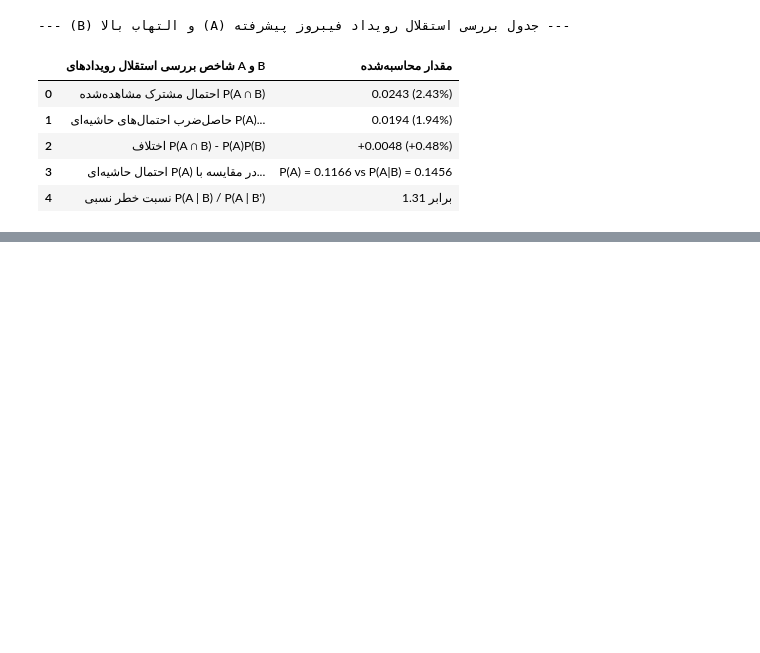
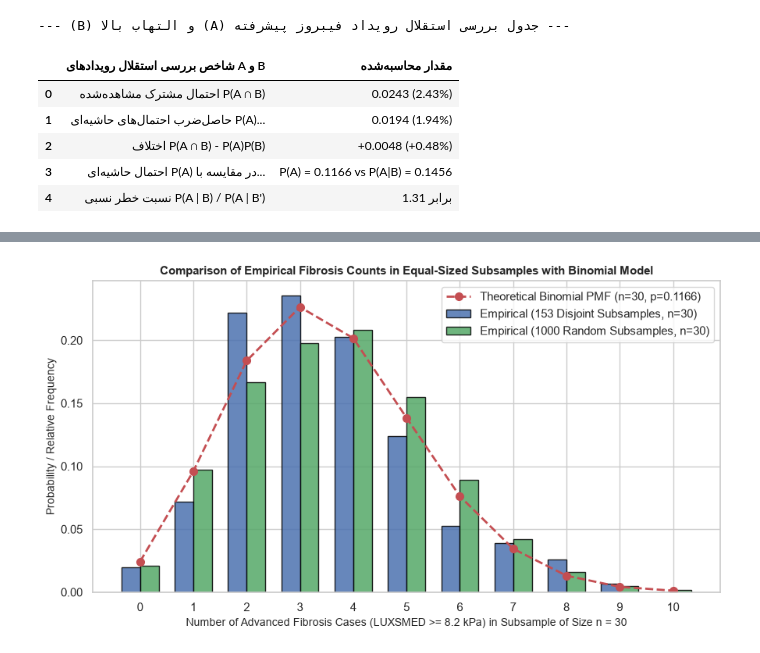
Before and after one commit to AtenaNouri/Statistics-Project, a Jupyter notebook: notebooks/phase2.ipynb, the cells around one changed output, grey strips where cells are left out. Drawn from its saved outputs; the diff is of its cells as text; code cells hidden in the pictures; blank space fills up the shorter version.

```diff
--- a/notebooks/phase2.ipynb
+++ b/notebooks/phase2.ipynb
@@ -457,0 +467,88 @@ display(indep_summary)
+# %%
+from scipy.stats import binom
+
+# ۱. پارامترهای مدل دوجمله‌ای برای شمارش عبور از آستانه بالینی فیبروز (LUXSMED >= 8.2)
+n_sub = 30                       # اندازه هر زیرنمونه هم‌اندازه (n = 30)
+p_hat = A.mean()                 # احتمال موفقیت پایه در کل نمونه (p = 0.1166)
+
+# ۲. استخراج زیرنمونه‌های هم‌اندازه واقعی از df_clean (الزام الف ۲)
+# الف) افراز تصادفی کل نمونه ۴۶۱۴ نفری به ۱۵۳ زیرنمونه مجزای ۳۰ نفری (مجموعاً ۴۵۹۰ نفر)
+np.random.seed(42)
+shuffled_A = A.sample(frac=1, random_state=42).values
+n_disjoint_groups = len(shuffled_A) // n_sub
+disjoint_subsamples = shuffled_A[:n_disjoint_groups * n_sub].reshape(n_disjoint_groups, n_sub)
+counts_disjoint = disjoint_subsamples.sum(axis=1)
+
+# ب) ۱۰۰۰ بار نمونه‌گیری تصادفی هم‌اندازه (n = 30) از داخل داده واقعی df_clean
+counts_resampled = np.array([
+    A.sample(n=n_sub, replace=False, random_state=i).sum() for i in range(1000)
+])
+
+# ۳. محاسبه احتمال‌های نظری دوجمله‌ای Binom(n=30, p=0.1166)
+k_vals = np.arange(0, 11)
+theo_probs = binom.pmf(k_vals, n=n_sub, p=p_hat)
+emp_probs_disjoint = np.array([(counts_disjoint == k).mean() for k in k_vals])
+emp_probs_resampled = np.array([(counts_resampled == k).mean() for k in k_vals])
+
+# جدول مقایسه توزیع شمارش در زیرنمونه‌های هم‌اندازه با مدل دوجمله‌ای
+binom_comp_df = pd.DataFrame({
+    "تعداد مبتلایان در زیرنمونه ۳۰ نفری (k)": [f"k = {k}" for k in k_vals],
+    "احتمال نظری دوجمله‌ای P(K = k)": np.round(theo_probs, 4),
+    "فراوانی نسبی در ۱۵۳ زیرنمونه مجزای واقعی": np.round(emp_probs_disjoint, 4),
+    "فراوانی نسبی در ۱۰۰۰ زیرنمونه تصادفی از داده": np.round(emp_probs_resampled, 4),
+    "اختلاف (زیرنمونه تصادفی - نظری)": np.round(emp_probs_resampled - theo_probs, 4)
+})
+
+print(f"\u202b--- ۱. مقایسه توزیع شمارش فیبروز پیشرفته (LUXSMED >= 8.2) در زیرنمونه‌های ۳۰ نفری با مدل دوجمله‌ای ---\u202c")
+display(binom_comp_df)
+
+# ۴. مقایسه میانگین و واریانس شمارش تجربی با امید ریاضی و واریانس نظری دوجمله‌ای
+theo_mean = n_sub * p_hat
+theo_var = n_sub * p_hat * (1 - p_hat)
+
+moments_comp_df = pd.DataFrame({
+    "شاخص آماری متغیر شمارشی K (در زیرنمونه‌های n = 30)": [
+        "امید ریاضی / میانگین تعداد مبتلایان: E[K] = n × p",
+        "واریانس تعداد مبتلایان: Var(K) = n × p × (1 - p)",
+        "انحراف معیار تعداد مبتلایان: SD(K)"
+    ],
+    "مقدار نظری مدل دوجمله‌ای": [
+        f"{theo_mean:.4f}",
+        f"{theo_var:.4f}",
+        f"{np.sqrt(theo_var):.4f}"
+    ],
+    "مقدار تجربی (۱۵۳ زیرنمونه مجزا از داده)": [
+        f"{counts_disjoint.mean():.4f}",
+        f"{counts_disjoint.var(ddof=1):.4f}",
+        f"{counts_disjoint.std(ddof=1):.4f}"
+    ],
+    "مقدار تجربی (۱۰۰۰ زیرنمونه از داده)": [
+        f"{counts_resampled.mean():.4f}",
+        f"{counts_resampled.var(ddof=1):.4f}",
+        f"{counts_resampled.std(ddof=1):.4f}"
+    ]
+})
+
+print(f"\n\u202b--- ۲. مقایسه میانگین و واریانس شمارش در زیرنمونه‌های هم‌اندازه با مقادیر نظری دوجمله‌ای ---\u202c")
+display(moments_comp_df)
+
+# ۵. رسم نمودار مقایسه توزیع تجربی شمارش زیرنمونه‌ها با تابع جرم احتمال نظری دوجمله‌ای
+fig, ax = plt.subplots(figsize=(9, 5))
+width = 0.35
+
+ax.bar(k_vals - width/2, emp_probs_disjoint, width=width, color="#4C72B0", alpha=0.85,
+       edgecolor="black", label="Empirical (153 Disjoint Subsamples, n=30)")
+ax.bar(k_vals + width/2, emp_probs_resampled, width=width, color="#55A868", alpha=0.85,
+       edgecolor="black", label="Empirical (1000 Random Subsamples, n=30)")
+ax.plot(k_vals, theo_probs, "ro--", linewidth=2, markersize=7,
+        label=f"Theoretical Binomial PMF (n={n_sub}, p={p_hat:.4f})")
+
+ax.set_title("Comparison of Empirical Fibrosis Counts in Equal-Sized Subsamples with Binomial Model",
+             fontsize=11, fontweight="bold")
+ax.set_xlabel("Number of Advanced Fibrosis Cases (LUXSMED >= 8.2 kPa) in Subsample of Size n = 30", fontsize=10)
+ax.set_ylabel("Probability / Relative Frequency", fontsize=10)
+ax.set_xticks(k_vals)
+ax.legend(frameon=True)
+plt.tight_layout()
+plt.show()
+# %% [output]
@@ -457,0 +573 @@ display(indep_summary)
+[figure, added]
```
Also changed, not shown: parts of 4 cells of this notebook.
